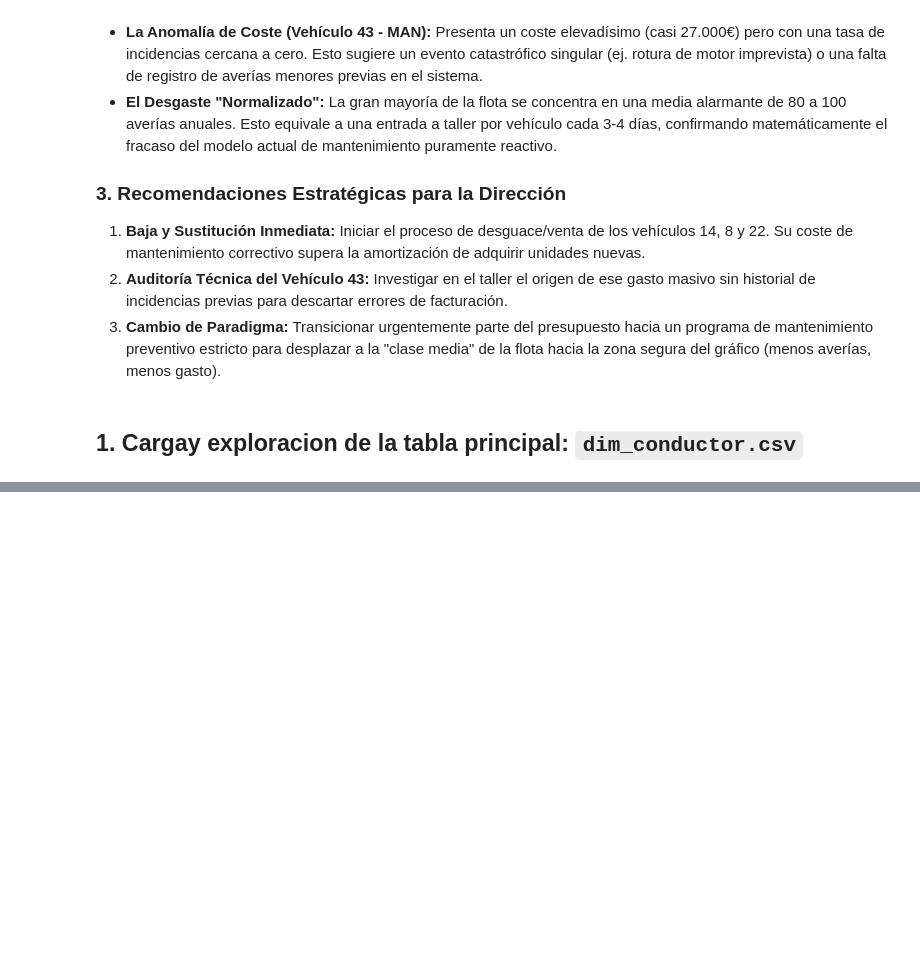
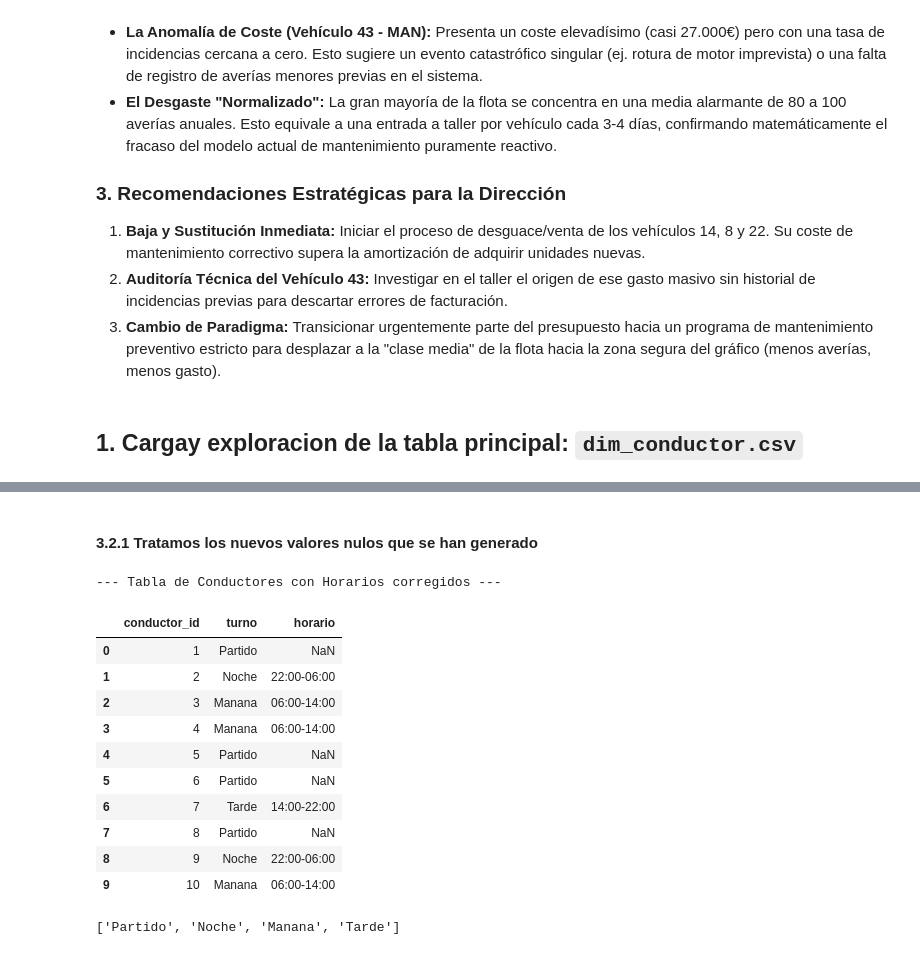
Before and after one commit to databaandsc/MetroBus_Analytics, a Jupyter notebook: 01_eda.ipynb, the cells around one changed output, grey strips where cells are left out. Saved outputs shown, nothing was run; the diff lists cells and outputs as text; code cells hidden in the pictures; blank space fills up the shorter version.

```diff
--- a/01_eda.ipynb
+++ b/01_eda.ipynb
@@ -1418,0 +1545,13 @@ display(df_conductor.sample(5))
+# %%
+# --- NORMALIZACIÓN DE TURNO y HORARIO ---
+# 1. Cortamos el texto por el primer espacio (n=1) y creamos dos columnas (expand=True)
+nuevas_columnas = df_conductor['turno_habitual'].str.split(' ', n=1, expand=True)
+
+# 2. Sobreescribimos la colimna original solo con el turno
+df_conductor['turno'] = nuevas_columnas[0]
+
+# 3. Asignamos el horario a una columna nueva
+df_conductor['horario'] = nuevas_columnas[1]
+
+# Comprobamos cómo queda
+display(df_conductor[['conductor_id', 'turno', 'horario']].head())
@@ -1418,0 +1565,40 @@ display(df_conductor.sample(5))
+# %% [markdown]
+#### 3.2.1 Tratamos los nuevos valores nulos que se han generado
+# %%
+# --- 1. NORMALIZACIÓN DEL TURNO ---
+# Estandarizamos el texto para que todo tenga la primera letra en mayúscula
+df_conductor['turno'] = df_conductor['turno'].str.strip().str.capitalize()
+
+# --- 2. NORMALIZACIÓN DEL HORARIO ---
+# Creamos un diccionario de traducción para los horarios
+diccionario_horarios = {
+    'Manana': '06:00-14:00',
+    'Tarde': '14:00-22:00',
+    'Noche': '22:00-06:00',
+    'Partido': None
+}
+
+# --- 3. MAPEO ---
+df_conductor['horario'] = df_conductor['turno'].map(diccionario_horarios)
+
+# --- 4. COMPROBACIÓN ---
+print("--- Tabla de Conductores con Horarios corregidos ---")
+display(df_conductor[['conductor_id', 'turno', 'horario']].head(10))
+# %% [output]
+--- Tabla de Conductores con Horarios corregidos ---
+|  | conductor_id | turno | horario |
+| 0 | 1 | Partido | NaN |
+| 1 | 2 | Noche | 22:00-06:00 |
+| 2 | 3 | Manana | 06:00-14:00 |
+| 3 | 4 | Manana | 06:00-14:00 |
+| 4 | 5 | Partido | NaN |
+| 5 | 6 | Partido | NaN |
+| 6 | 7 | Tarde | 14:00-22:00 |
+| 7 | 8 | Partido | NaN |
+| 8 | 9 | Noche | 22:00-06:00 |
+| 9 | 10 | Manana | 06:00-14:00 |
+# %%
+# Esto nos mostrará la lista de valores únicos con sus comillas exactas y caracteres ocultos
+print(df_conductor['turno'].unique().tolist())
+# %% [output]
+['Partido', 'Noche', 'Manana', 'Tarde']
```
Also changed, not shown: parts of 32 cells of this notebook.
